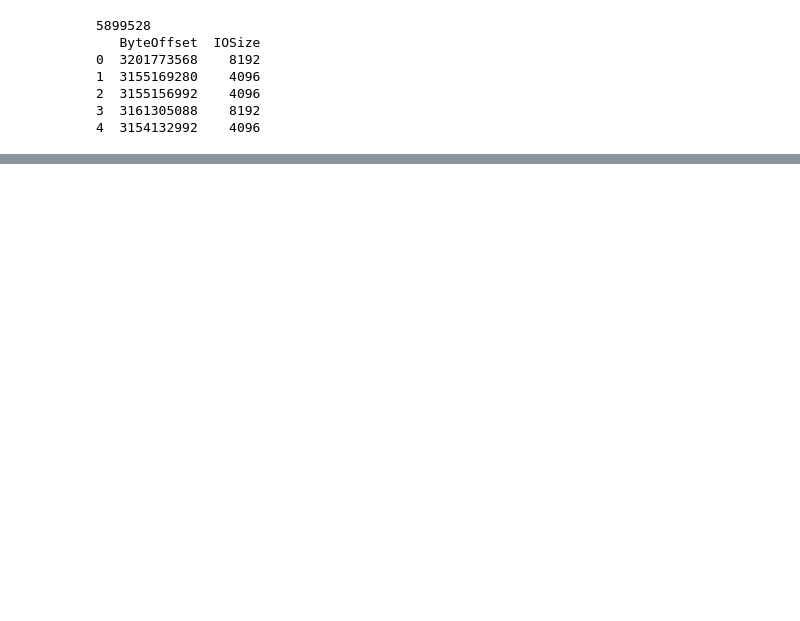
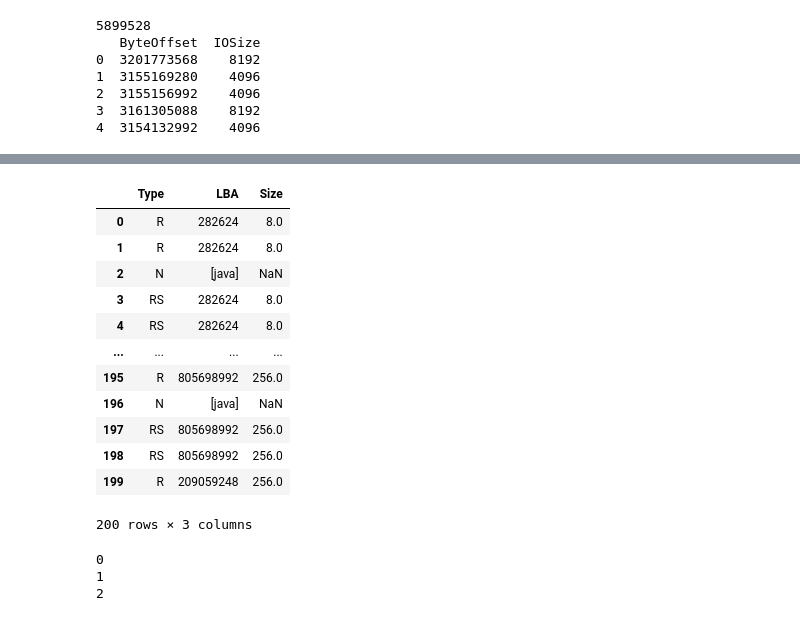
Before and after one commit to bithabib/flash_ssd_simulator_web, a Jupyter notebook: real_data/data_analysis/data_convert_for_ssd_simulator.ipynb, the cells around one changed output, grey strips where cells are left out. Cells and saved outputs as stored; diff of their text form; code cells hidden in the pictures; blank space fills up the shorter version.

```diff
--- a/real_data/data_analysis/data_convert_for_ssd_simulator.ipynb
+++ b/real_data/data_analysis/data_convert_for_ssd_simulator.ipynb
@@ -59,0 +133,23 @@ converted_trace.to_csv('../../real_data/trace/W2K8.TPCC.10-19-2007.12-51-PM.trac
+# %%
+trace.head(200)
+# %% [output]
+|  | Type | LBA | Size |
+| 0 | R | 282624 | 8.0 |
+| 1 | R | 282624 | 8.0 |
+| 2 | N | [java] | NaN |
+| 3 | RS | 282624 | 8.0 |
+| 4 | RS | 282624 | 8.0 |
+| ... | ... | ... | ... |
+| 195 | R | 805698992 | 256.0 |
+| 196 | N | [java] | NaN |
+| 197 | RS | 805698992 | 256.0 |
+| 198 | RS | 805698992 | 256.0 |
+| 199 | R | 209059248 | 256.0 |
+200 rows × 3 columns
+# %%
+for i in range(3):
+    print(i)
+# %% [output]
+0
+1
+2
```
Also changed, not shown: parts of 7 cells of this notebook, 1 other file.
